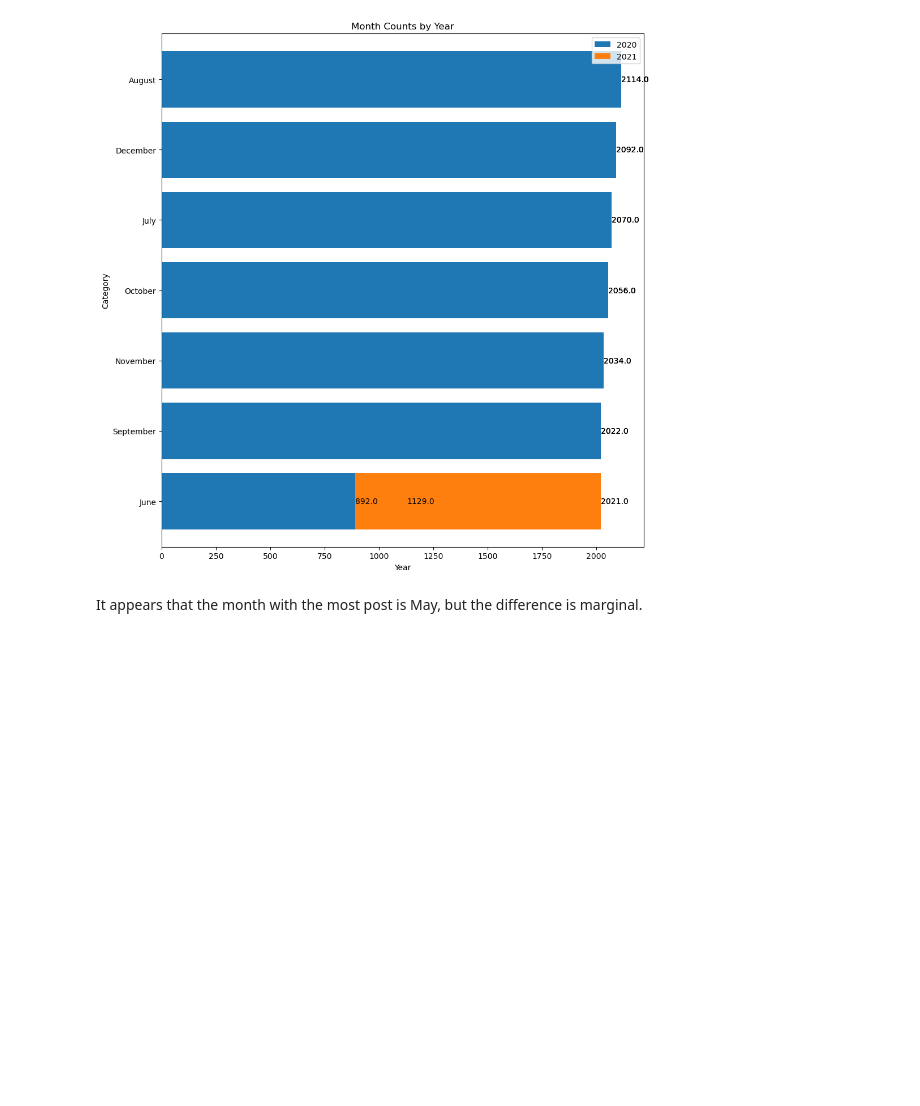
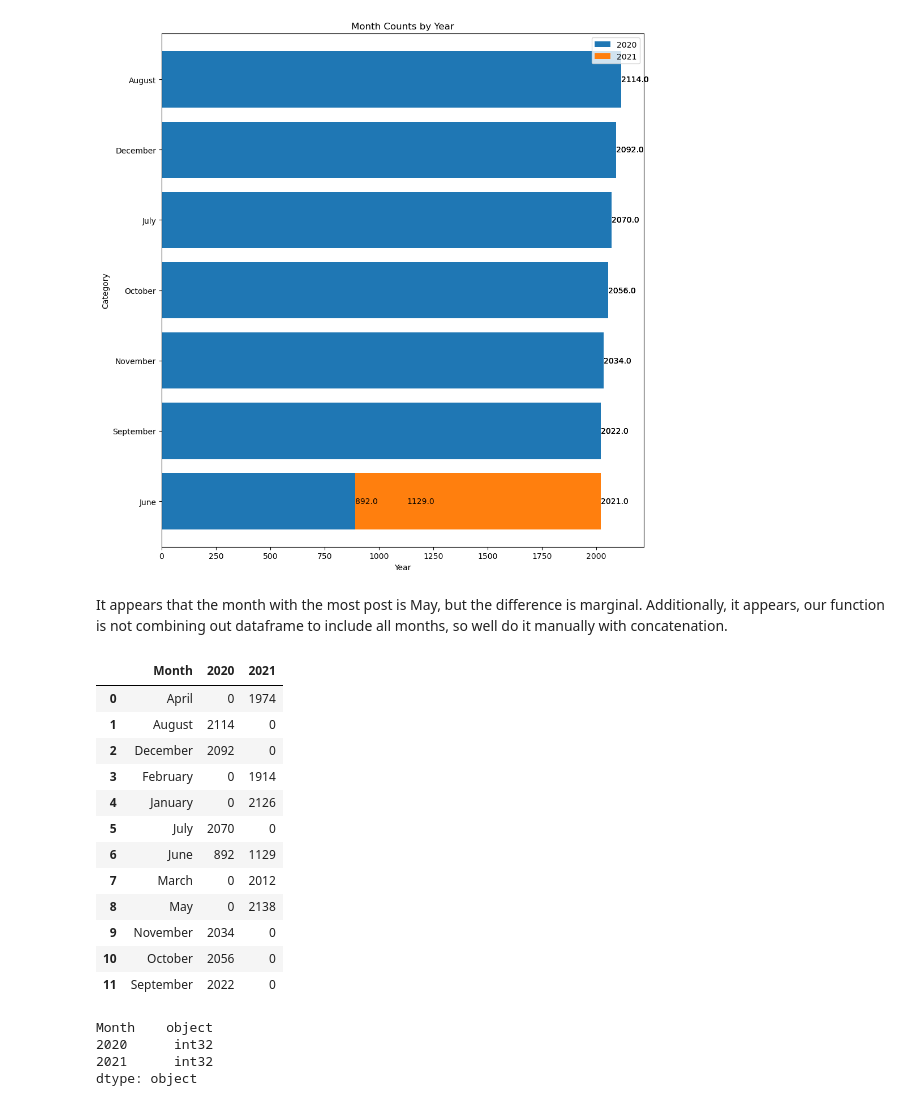
Before and after one commit to DerikVo/social_buzz, a Jupyter notebook: Code/02_visualization.ipynb, the cells around one changed output. Saved outputs shown, nothing was run; the diff lists cells and outputs as text; code cells hidden in the pictures; blank space fills up the shorter version.

```diff
--- a/Code/02_visualization.ipynb
+++ b/Code/02_visualization.ipynb
@@ -133,4 +134,40 @@ stack_bar_chart('Month', df)
 # %% [output]
 [figure]
 # %% [markdown]
-It appears that the month with the most post is May, but the difference is marginal.
+It appears that the month with the most post is May, but the difference is marginal. Additionally, it appears, our function is not combining out dataframe to include all months, so well do it manually with concatenation.
+# %%
+year_2020_counts = _df[_df['Datetime'].dt.year == 2020]['Month'].value_counts()
+
+# Filter the DataFrame for the year 2021 and get the value counts for 'Month'
+year_2021_counts = _df[_df['Datetime'].dt.year == 2021]['Month'].value_counts()
+
+# Combine the two Series into a single DataFrame
+result_df = pd.DataFrame({'2020': year_2020_counts, '2021': year_2021_counts})
+
+# Fill NaN values with 0 if necessary
+result_df = result_df.fillna(0)
+result_df.reset_index(inplace=True)
+# Display the result
+result_df[['2020','2021']]=result_df[['2020','2021']].astype(int)
+result_df
+# %% [output]
+|  | Month | 2020 | 2021 |
+| 0 | April | 0 | 1974 |
+| 1 | August | 2114 | 0 |
+| 2 | December | 2092 | 0 |
+| 3 | February | 0 | 1914 |
+| 4 | January | 0 | 2126 |
+| 5 | July | 2070 | 0 |
+| 6 | June | 892 | 1129 |
+| 7 | March | 0 | 2012 |
+| 8 | May | 0 | 2138 |
+| 9 | November | 2034 | 0 |
+| 10 | October | 2056 | 0 |
+| 11 | September | 2022 | 0 |
+# %%
+result_df.dtypes
+# %% [output]
+Month    object
+2020      int32
+2021      int32
+dtype: object
```
Also changed, not shown: parts of 3 cells of this notebook.
